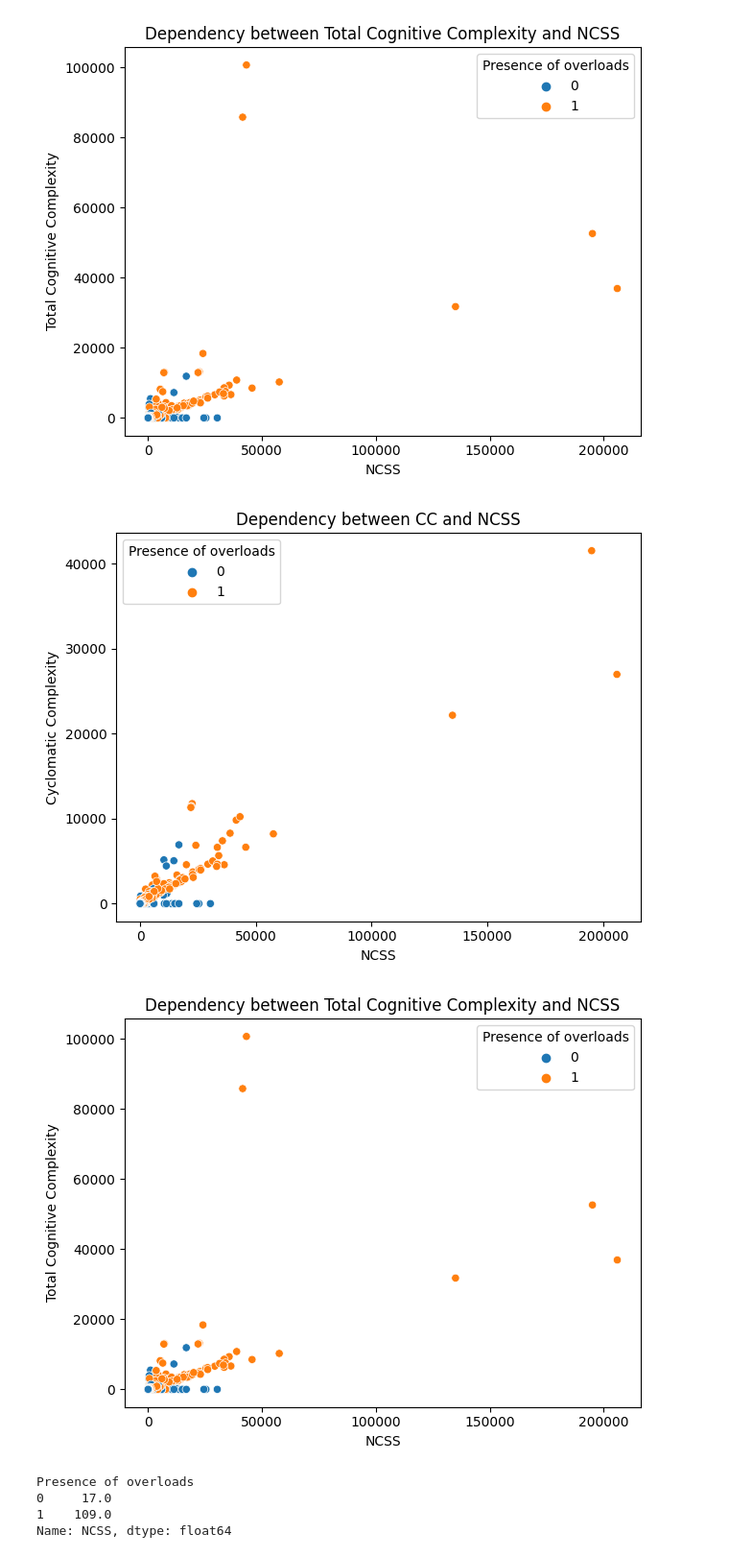
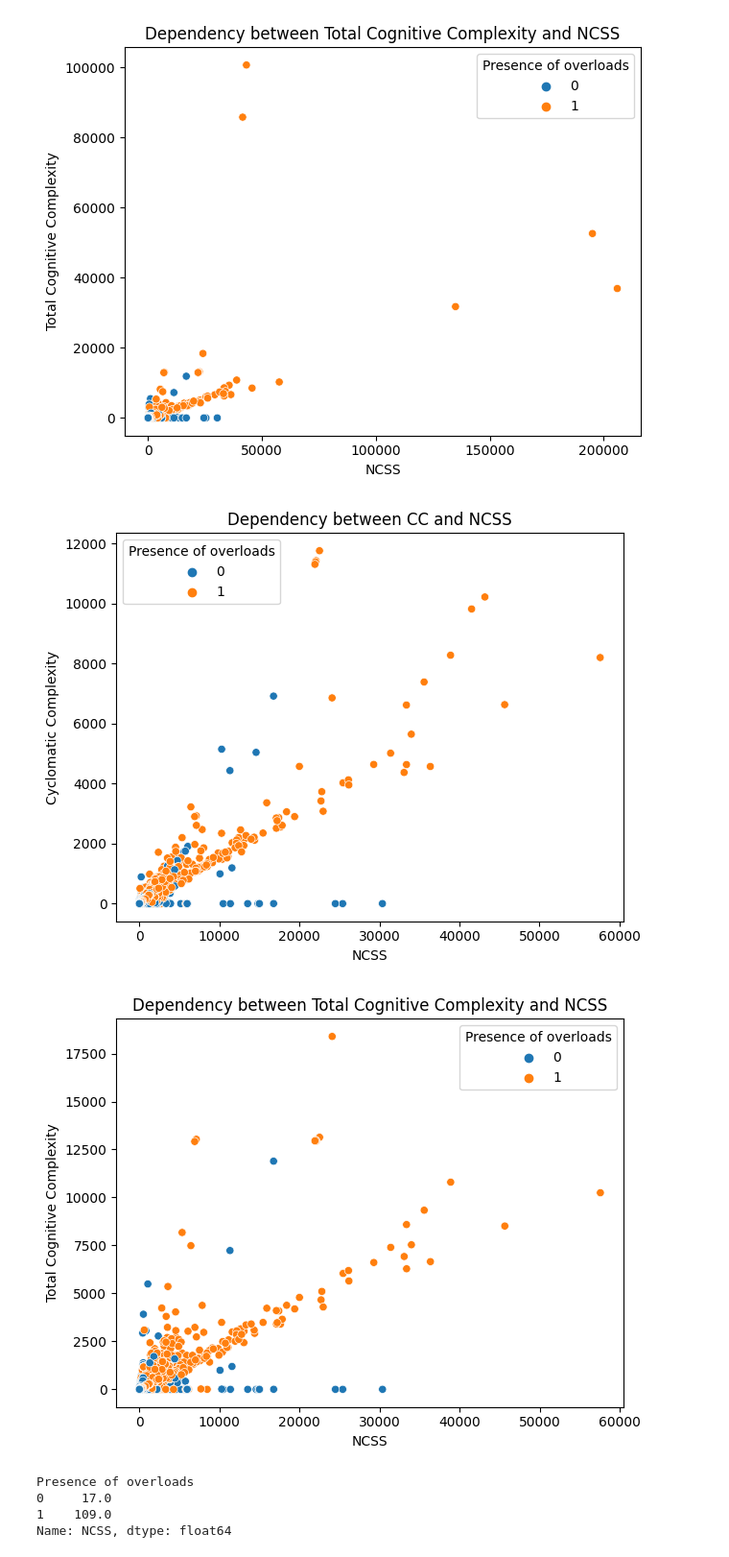
Before and after one commit to Bopobywek/sqm-article-code, a Jupyter notebook: data_analysis.ipynb, the cells around one changed output. Shown: that part at 96% size. Drawn from its saved outputs; the diff is of its cells as text; code cells hidden in the pictures.

```diff
--- a/data_analysis.ipynb
+++ b/data_analysis.ipynb
@@ -104,25 +110,25 @@ plt.show()
 # %%
 # Visualize dependency between CC and NCSS
 fig, axes = plt.subplots(nrows=1, ncols=1, figsize=(6.5, 5))
 df_cc = df[(df['NCSS'] < 75000) & (df['Cyclomatic Complexity'] < 15000)]
-sns.scatterplot(x='NCSS', y='Cyclomatic Complexity', hue='Presence of overloads', data=df, ax=axes)
+sns.scatterplot(x='NCSS', y='Cyclomatic Complexity', hue='Presence of overloads', data=df_cc, ax=axes)
 axes.set_title('Dependency between CC and NCSS')
 plt.tight_layout()
 fig.savefig("scatter_small_1.png")
 
 # Visualize dependency between Total Cognitive Complexity and NCSS
 fig, axes = plt.subplots(nrows=1, ncols=1, figsize=(6.5, 5))
 df_tcc = df[(df['NCSS'] < 75000) & (df['Total Cognitive Complexity'] < 25000)]
-sns.scatterplot(x='NCSS', y='Total Cognitive Complexity', hue='Presence of overloads', data=df, ax=axes)
+sns.scatterplot(x='NCSS', y='Total Cognitive Complexity', hue='Presence of overloads', data=df_tcc, ax=axes)
 axes.set_title('Dependency between Total Cognitive Complexity and NCSS')
 plt.tight_layout()
 fig.savefig("scatter_small_2.png")
 
 plt.tight_layout()
 plt.show()
 # %% [output]
-[figure, old version]
+[figure, new version]
-[figure, old version]
+[figure, new version]
 # %%
 df.groupby('Presence of overloads')['NCSS'].median()
 # %% [output]
```
Also changed, not shown: parts of 3 cells of this notebook, 1 other file.
